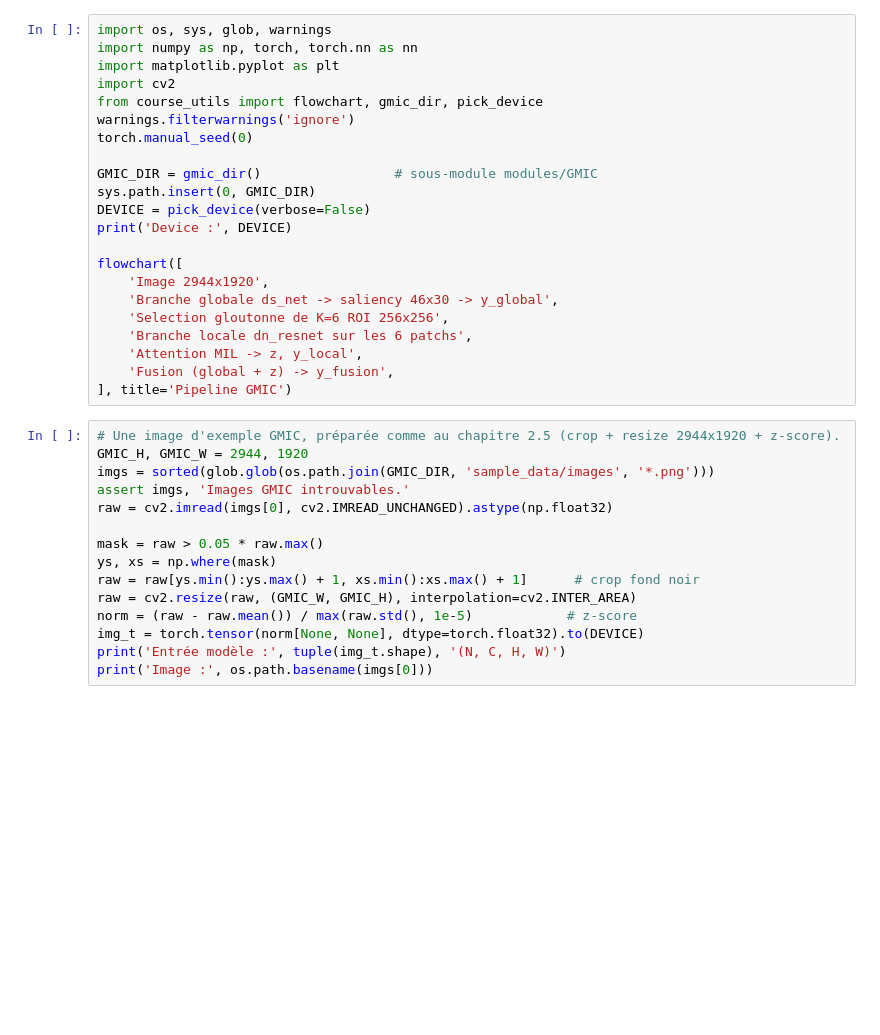
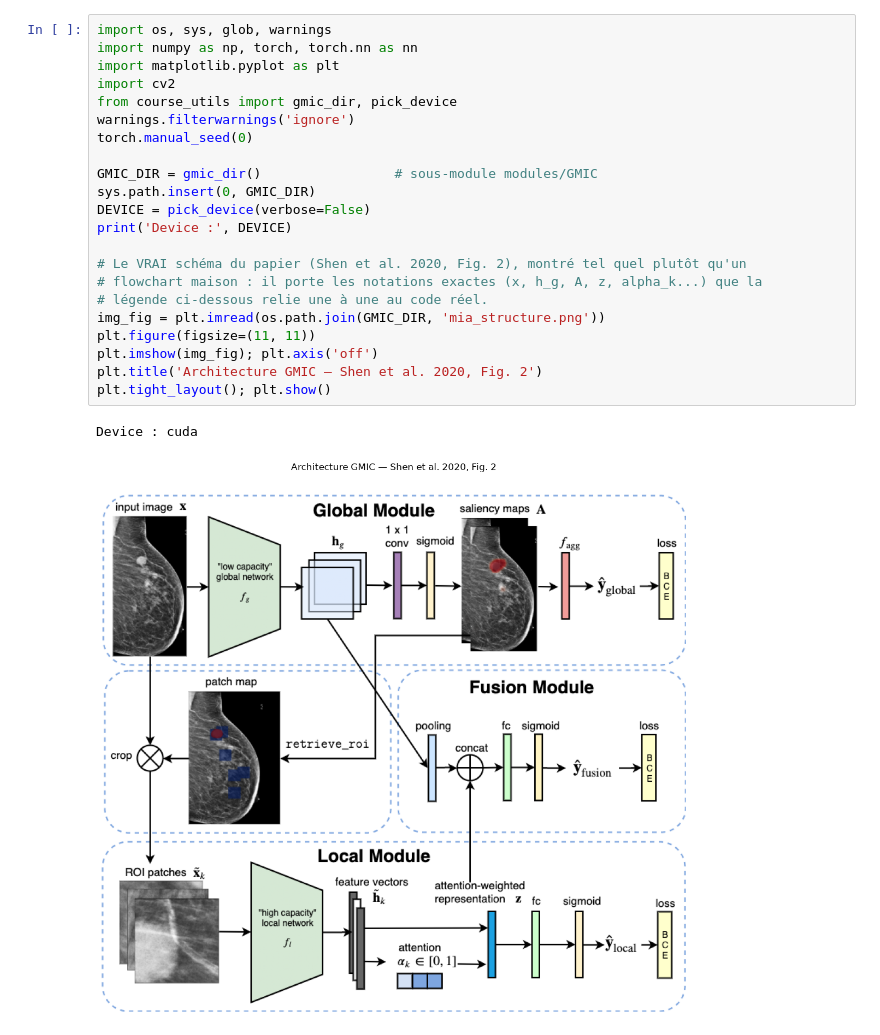
Before and after one commit to Epiconcept-Paris/data-capsule-deep-piste, a Jupyter notebook: notebooks/06_gmic_architecture.ipynb, the cells around one changed output. Saved outputs shown, nothing was run; the diff lists cells and outputs as text; blank space fills up the shorter version.

```diff
--- a/notebooks/06_gmic_architecture.ipynb
+++ b/notebooks/06_gmic_architecture.ipynb
@@ -20,37 +36,25 @@ notebook tourne sans données RSNA. La publication utilise la **moyenne des 5 mo
 # %%
 import os, sys, glob, warnings
 import numpy as np, torch, torch.nn as nn
 import matplotlib.pyplot as plt
 import cv2
-from course_utils import flowchart, gmic_dir, pick_device
+from course_utils import gmic_dir, pick_device
 warnings.filterwarnings('ignore')
 torch.manual_seed(0)
 
 GMIC_DIR = gmic_dir()                 # sous-module modules/GMIC
 sys.path.insert(0, GMIC_DIR)
 DEVICE = pick_device(verbose=False)
 print('Device :', DEVICE)
 
-flowchart([
-    'Image 2944x1920',
-    'Branche globale ds_net -> saliency 46x30 -> y_global',
-    'Selection gloutonne de K=6 ROI 256x256',
-    'Branche locale dn_resnet sur les 6 patchs',
-    'Attention MIL -> z, y_local',
-    'Fusion (global + z) -> y_fusion',
-], title='Pipeline GMIC')
+# Le VRAI schéma du papier (Shen et al. 2020, Fig. 2), montré tel quel plutôt qu'un
+# flowchart maison : il porte les notations exactes (x, h_g, A, z, alpha_k...) que la
+# légende ci-dessous relie une à une au code réel.
+img_fig = plt.imread(os.path.join(GMIC_DIR, 'mia_structure.png'))
+plt.figure(figsize=(11, 11))
+plt.imshow(img_fig); plt.axis('off')
+plt.title('Architecture GMIC — Shen et al. 2020, Fig. 2')
+plt.tight_layout(); plt.show()
+# %% [output]
+Device : cuda
+[figure, added]
-# %%
-# Une image d'exemple GMIC, préparée comme au chapitre 2.5 (crop + resize 2944x1920 + z-score).
-GMIC_H, GMIC_W = 2944, 1920
-imgs = sorted(glob.glob(os.path.join(GMIC_DIR, 'sample_data/images', '*.png')))
-assert imgs, 'Images GMIC introuvables.'
-raw = cv2.imread(imgs[0], cv2.IMREAD_UNCHANGED).astype(np.float32)
-
-mask = raw > 0.05 * raw.max()
-ys, xs = np.where(mask)
-raw = raw[ys.min():ys.max() + 1, xs.min():xs.max() + 1]      # crop fond noir
-raw = cv2.resize(raw, (GMIC_W, GMIC_H), interpolation=cv2.INTER_AREA)
-norm = (raw - raw.mean()) / max(raw.std(), 1e-5)            # z-score
-img_t = torch.tensor(norm[None, None], dtype=torch.float32).to(DEVICE)
-print('Entrée modèle :', tuple(img_t.shape), '(N, C, H, W)')
-print('Image :', os.path.basename(imgs[0]))
```
Also changed, not shown: parts of 21 cells of this notebook, 20 other files.
